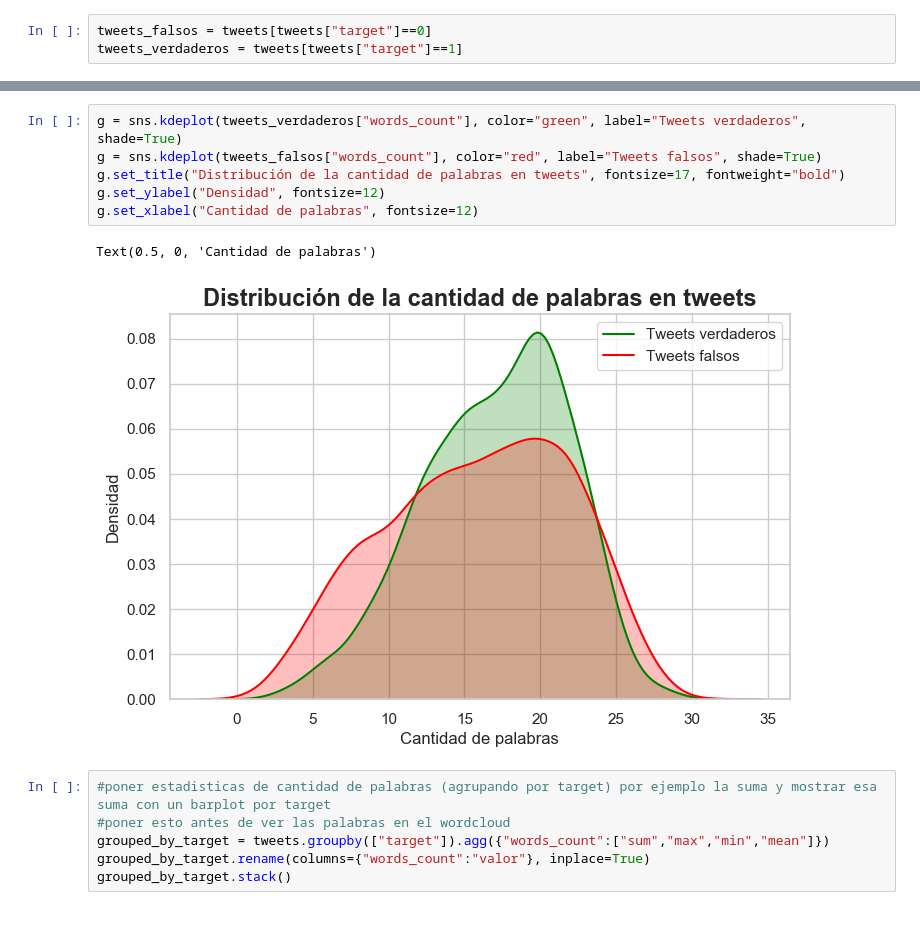
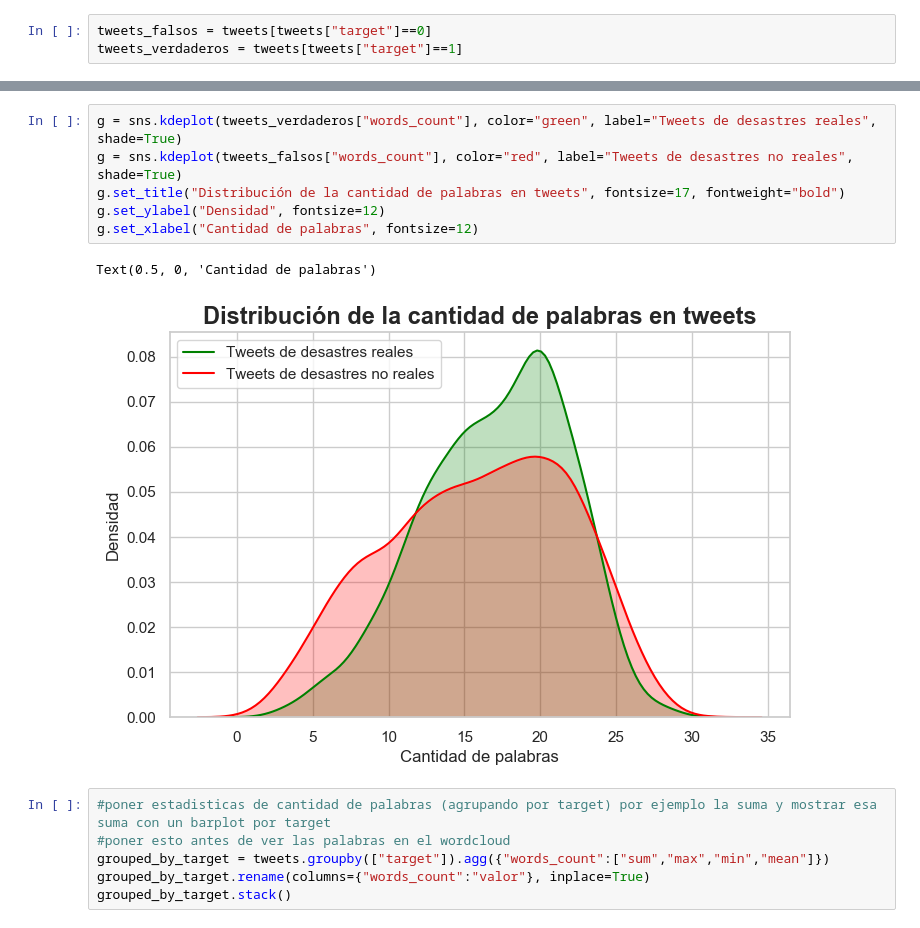
Before and after one commit to aleacevedo/Datos-TP-1C-2020, a Jupyter notebook: TP1 - Matias/repeticion de palabras.ipynb, the cells around one changed output, grey strips where cells are left out. Saved outputs shown, nothing was run; the diff lists cells and outputs as text.

```diff
--- a/TP1 - Matias/repeticion de palabras.ipynb
+++ b/TP1 - Matias/repeticion de palabras.ipynb
@@ -118,12 +118,12 @@ Text(0.5, 0, 'Cantidad de palabras')
 # %%
-g = sns.kdeplot(tweets_verdaderos["words_count"], color="green", label="Tweets verdaderos", shade=True)
-g = sns.kdeplot(tweets_falsos["words_count"], color="red", label="Tweets falsos", shade=True)
+g = sns.kdeplot(tweets_verdaderos["words_count"], color="green", label="Tweets de desastres reales", shade=True)
+g = sns.kdeplot(tweets_falsos["words_count"], color="red", label="Tweets de desastres no reales", shade=True)
 g.set_title("Distribución de la cantidad de palabras en tweets", fontsize=17, fontweight="bold")
 g.set_ylabel("Densidad", fontsize=12)
 g.set_xlabel("Cantidad de palabras", fontsize=12)
 # %% [output]
 Text(0.5, 0, 'Cantidad de palabras')
-[figure, old version]
+[figure, new version]
 # %%
 #poner estadisticas de cantidad de palabras (agrupando por target) por ejemplo la suma y mostrar esa suma con un barplot por target
 #poner esto antes de ver las palabras en el wordcloud
```
Also changed, not shown: parts of 7 cells of this notebook, 1 other file.
